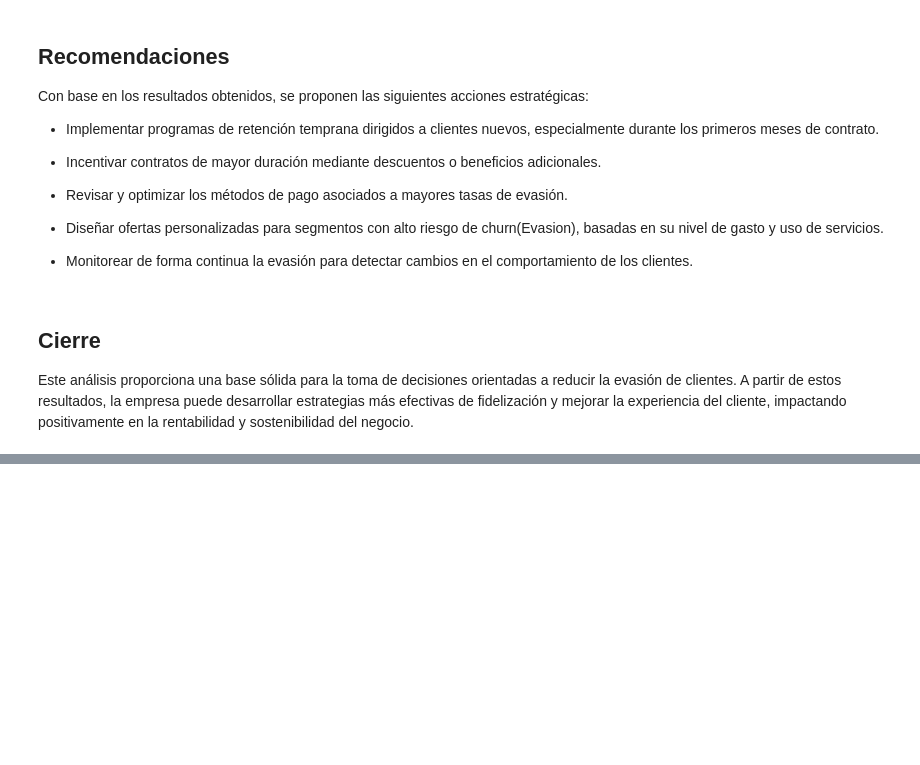
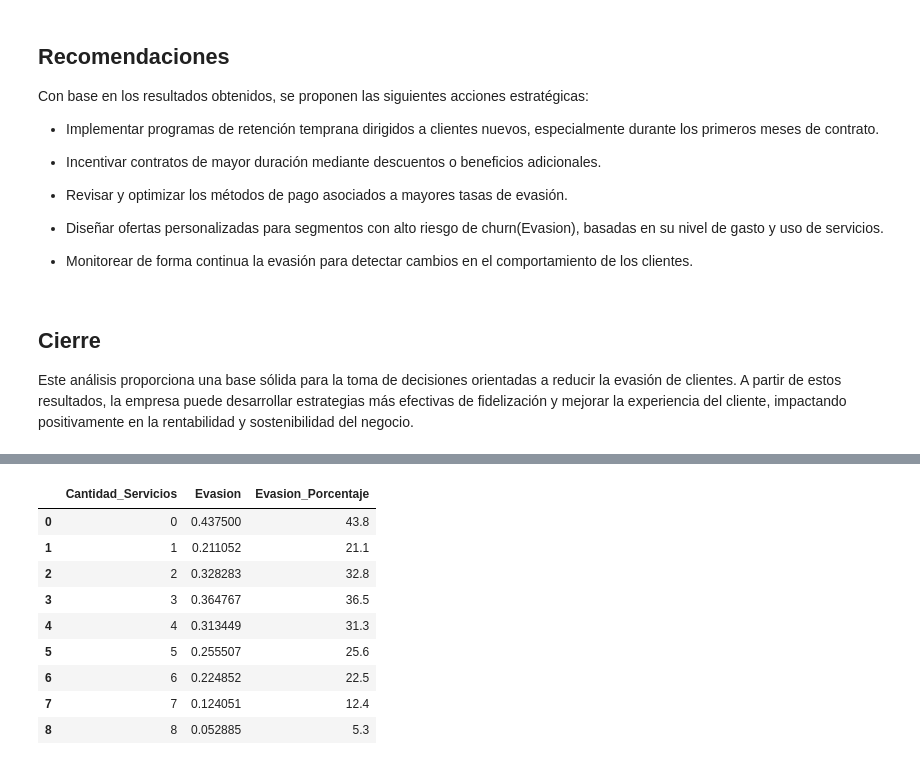
Before and after one commit to yaramirezte/TelecomX_LATAM, a Jupyter notebook: TelecomX_LATAM.ipynb, the cells around one changed output, grey strips where cells are left out. Drawn from its saved outputs; the diff is of its cells as text; code cells hidden in the pictures; blank space fills up the shorter version.

```diff
--- a/TelecomX_LATAM.ipynb
+++ b/TelecomX_LATAM.ipynb
@@ -970,0 +1009,7 @@ Este análisis proporciona una base sólida para la toma de decisiones orientada
+# %%
+# cantidad de servicios contratados vs evasión
+
+# Contar servicios contratados por cada cliente (solo 1 si tienen el servicio)
+servicios = ['Servicio_Telefonico', 'Multiples_Lineas', 'Seguridad_Online',
+             'Backup_Online', 'Proteccion_Dispositivo', 'Soporte_Tecnico',
+             'Streaming_TV', 'Streaming_Peliculas']
@@ -970,0 +1034,3 @@ Este análisis proporciona una base sólida para la toma de decisiones orientada
+# %%
+df['Cantidad_Servicios'] = df[servicios].sum(axis=1)
+df.sample(3)
@@ -970,0 +1043,4 @@ Este análisis proporciona una base sólida para la toma de decisiones orientada
+# %%
+# Agrupamos por número de servicios y calculamos la tasa de evasión
+tasa_evasion = df.groupby('Cantidad_Servicios')['Evasion'].mean().reset_index()
+tasa_evasion
@@ -970,0 +1058,15 @@ Este análisis proporciona una base sólida para la toma de decisiones orientada
+# %%
+# Convertimos a porcentaje
+tasa_evasion['Evasion_Porcentaje'] = (tasa_evasion['Evasion'] * 100).round(1)
+tasa_evasion
+# %% [output]
+|  | Cantidad_Servicios | Evasion | Evasion_Porcentaje |
+| 0 | 0 | 0.437500 | 43.8 |
+| 1 | 1 | 0.211052 | 21.1 |
+| 2 | 2 | 0.328283 | 32.8 |
+| 3 | 3 | 0.364767 | 36.5 |
+| 4 | 4 | 0.313449 | 31.3 |
+| 5 | 5 | 0.255507 | 25.6 |
+| 6 | 6 | 0.224852 | 22.5 |
+| 7 | 7 | 0.124051 | 12.4 |
+| 8 | 8 | 0.052885 | 5.3 |
```
Also changed, not shown: parts of 9 cells of this notebook.
